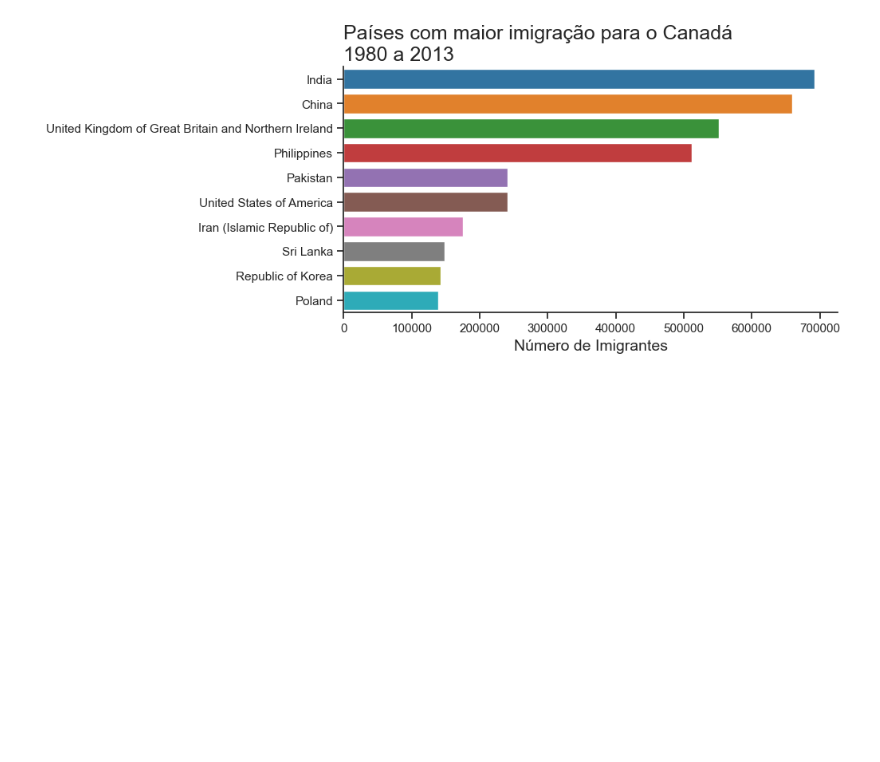
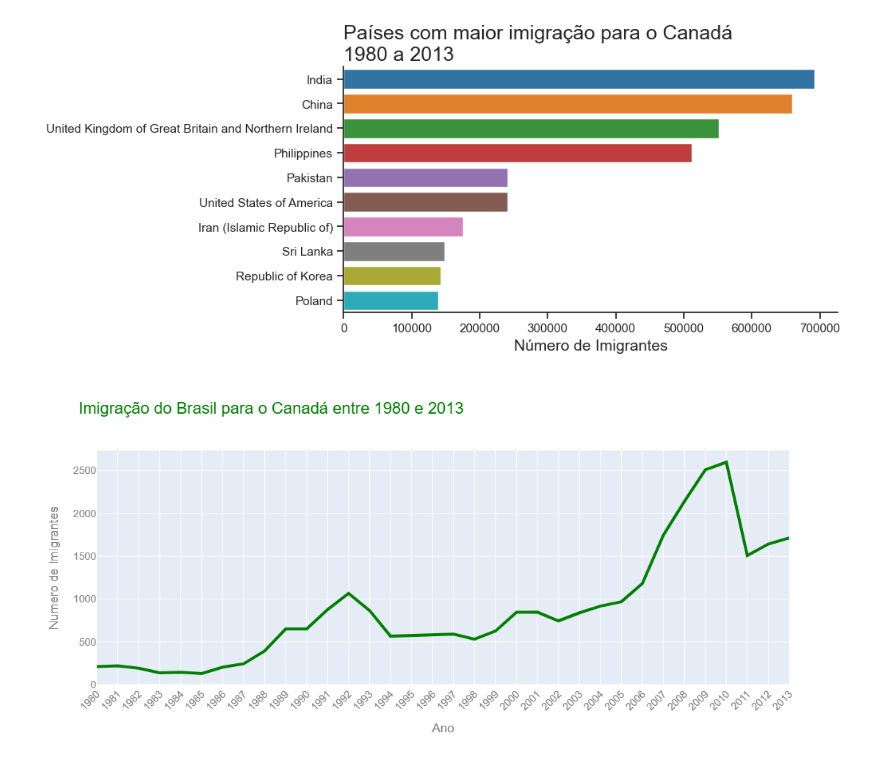
Before and after one commit to Sergio16-16/analise-dados-imigrantes, a Jupyter notebook: Analise_Dados_Imigrantes.ipynb, the cells around one changed output. Drawn from its saved outputs; the diff is of its cells as text; code cells hidden in the pictures; blank space fills up the shorter version.

```diff
--- a/Analise_Dados_Imigrantes.ipynb
+++ b/Analise_Dados_Imigrantes.ipynb
@@ -517,0 +520,16 @@ Text(0, 0.5, '')
+# %%
+fig = px.line(dados_brasil, x='ano', y='imigrantes',
+             title='Imigração do Brasil para o Canadá entre 1980 e 2013')
+fig.update_traces(line_color ='green', line_width= 4)
+fig.update_layout(width=1000, height=500,
+                 xaxis={'tickangle': -45},
+                 font_family = 'Arial',
+                 font_size=14,
+                 font_color='grey',
+                 title_font_color='green',
+                 title_font_size=22,
+                 xaxis_title='Ano',
+                 yaxis_title='Numero de Imigrantes')
+fig.show()
+# %% [output]
+[figure, added]
```
Also changed, not shown: parts of 20 cells of this notebook, 4 other files.
